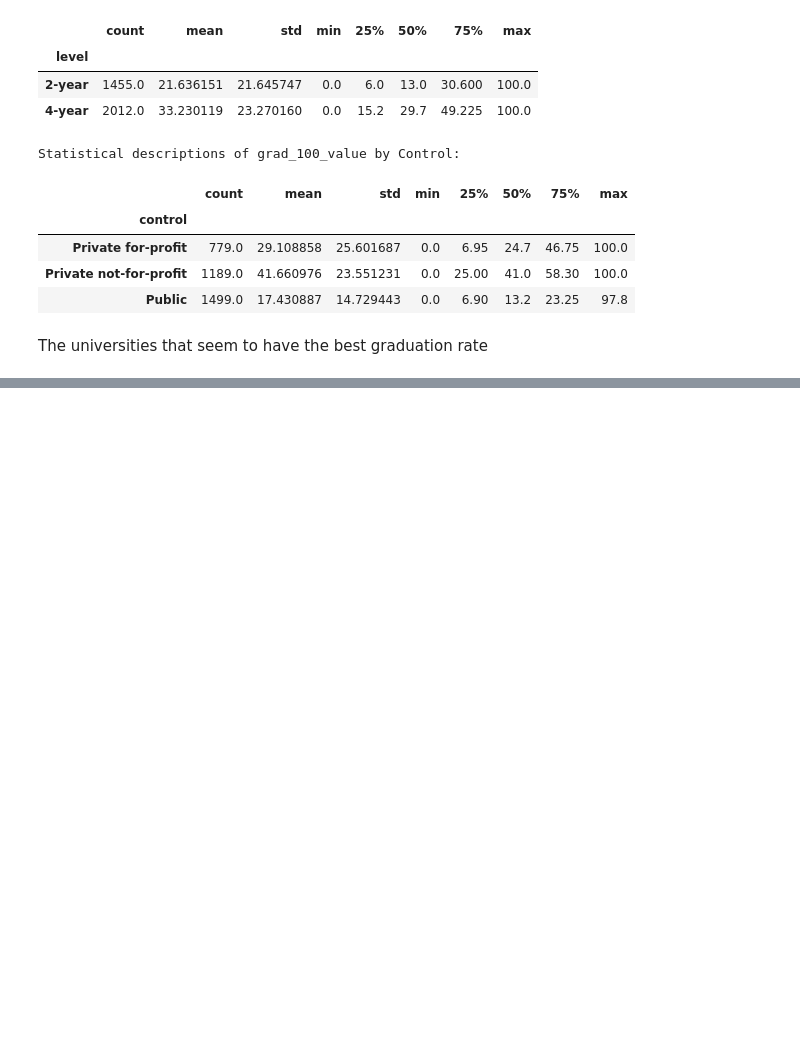
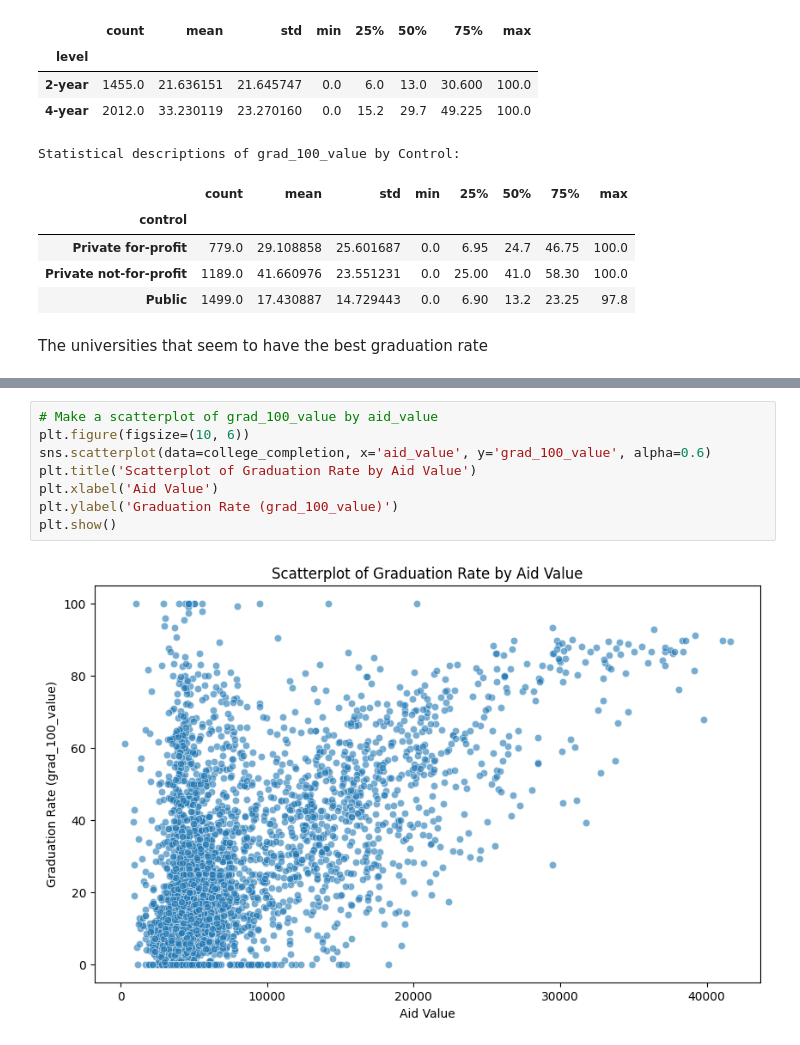
Before and after one commit to brittanyasare04/visualization_assignment, a Jupyter notebook: assignment.ipynb, the cells around one changed output, grey strips where cells are left out. Saved outputs shown, nothing was run; the diff lists cells and outputs as text; blank space fills up the shorter version.

```diff
--- a/assignment.ipynb
+++ b/assignment.ipynb
@@ -321,0 +407,10 @@ The universities that seem to have the best graduation rate
+# %%
+# Make a scatterplot of grad_100_value by aid_value
+plt.figure(figsize=(10, 6))
+sns.scatterplot(data=college_completion, x='aid_value', y='grad_100_value', alpha=0.6)
+plt.title('Scatterplot of Graduation Rate by Aid Value')
+plt.xlabel('Aid Value')
+plt.ylabel('Graduation Rate (grad_100_value)')
+plt.show()
+# %% [output]
+[figure, added]
```
Also changed, not shown: parts of 9 cells of this notebook.
